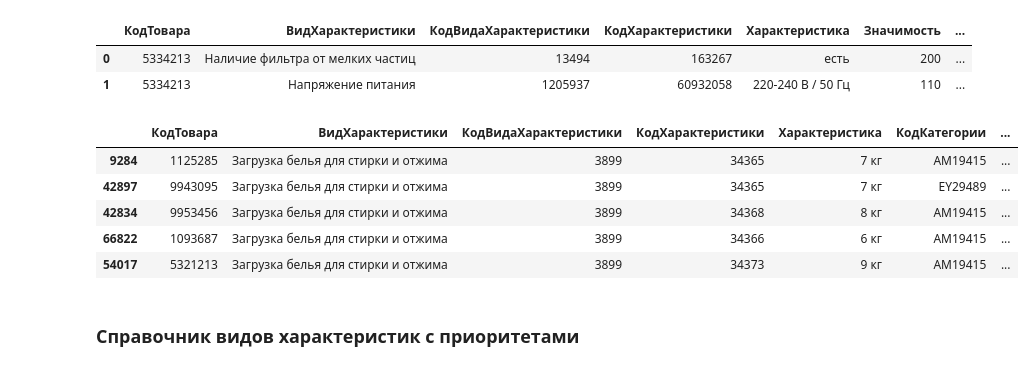
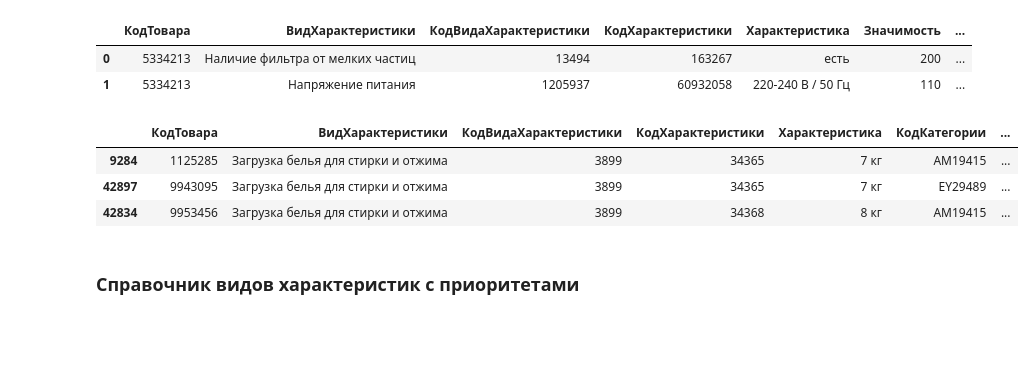
Before and after one commit to Viktor-VK/DST-138-Prodjects, a Jupyter notebook: PROJECT-FINAL_Segmentation/Модель_сегментации.ipynb, the cells around one changed output. Drawn from its saved outputs; the diff is of its cells as text; code cells hidden in the pictures; blank space fills up the shorter version.

```diff
--- a/PROJECT-FINAL_Segmentation/Модель_сегментации.ipynb
+++ b/PROJECT-FINAL_Segmentation/Модель_сегментации.ipynb
@@ -203,16 +204,14 @@ df_full_priorities.head(2)
 # %%
 df_full_priorities['Рейтинг'] = df_full_priorities[['Значимость', 'Приоритет']].max(axis=1) # выбор максимального значения из двух признаков
 df_full_priorities['Рейтинг'] = (df_full_priorities['Рейтинг']/df_full_priorities['Рейтинг'].max()).round(2) # Нормирование от 0 до 1
 df_full_priorities.drop(columns=['Приоритет', 'ID характеристики', 'Значимость'], inplace=True) #Удаление лишних признаков
 df_full_priorities.sort_values('Рейтинг', ascending=False, inplace=True) # Сортировка по рейтингу
-df_full_priorities.head()
+df_full_priorities.head(3)
 # %% [output]
 |  | КодТовара | ВидХарактеристики | КодВидаХарактеристики | КодХарактеристики | Характеристика | КодКатегории | ... |
 | 9284 | 1125285 | Загрузка белья для стирки и отжима | 3899 | 34365 | 7 кг | AM19415 | ... |
 | 42897 | 9943095 | Загрузка белья для стирки и отжима | 3899 | 34365 | 7 кг | EY29489 | ... |
 | 42834 | 9953456 | Загрузка белья для стирки и отжима | 3899 | 34368 | 8 кг | AM19415 | ... |
-| 66822 | 1093687 | Загрузка белья для стирки и отжима | 3899 | 34366 | 6 кг | AM19415 | ... |
-| 54017 | 5321213 | Загрузка белья для стирки и отжима | 3899 | 34373 | 9 кг | AM19415 | ... |
 # %% [markdown]
 ### Справочник видов характеристик с приоритетами
 # %%
```
Also changed, not shown: parts of 32 cells of this notebook.
